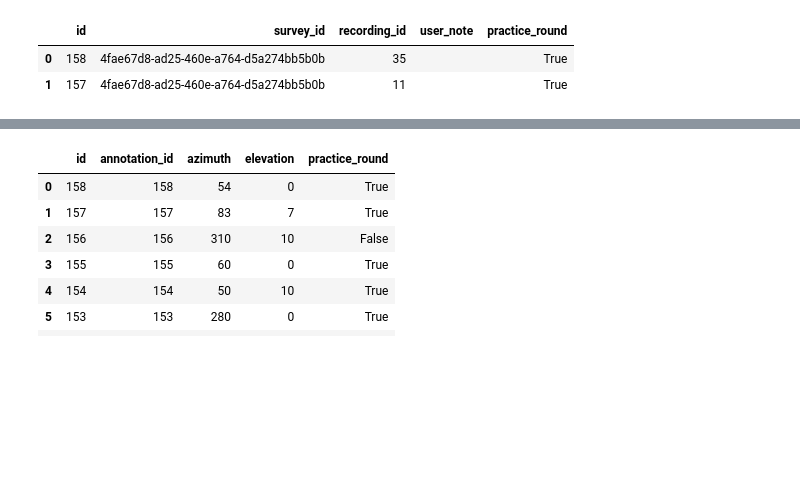
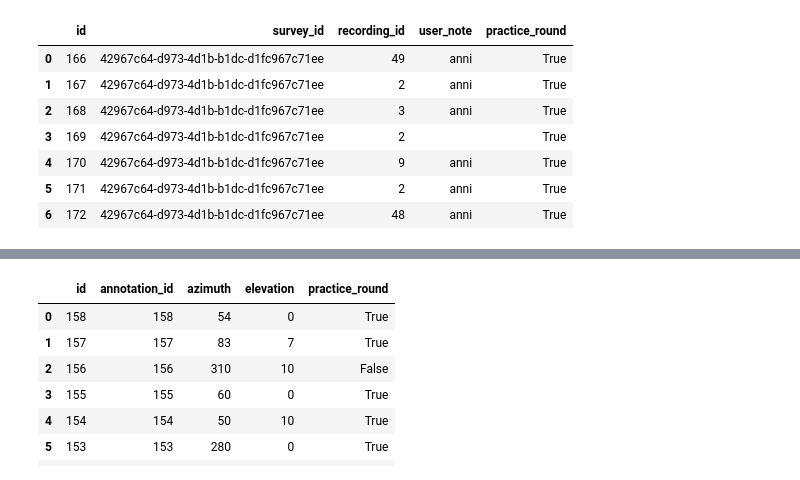
Before and after one commit to ANNIZHENG/Annotation-Interface-Noise-Burst, a Jupyter notebook: database/db.ipynb, the cells around one changed output, grey strips where cells are left out. Drawn from its saved outputs; the diff is of its cells as text; code cells hidden in the pictures; blank space fills up the shorter version.

```diff
--- a/database/db.ipynb
+++ b/database/db.ipynb
@@ -34,6 +14,11 @@ pd.read_sql('''select * from "Interaction" order by id desc;''',eng).head(100)
 # %%
-pd.read_sql('''select * from "Annotation" where survey_id = '4fae67d8-ad25-460e-a764-d5a274bb5b0b' order by id desc ;''',eng).head(100)
+pd.read_sql('''select * from "Annotation" where survey_id = '42967c64-d973-4d1b-b1dc-d1fc967c71ee' order by id;''',eng).head(7)
 # %% [output]
 |  | id | survey_id | recording_id | user_note | practice_round |
-| 0 | 158 | 4fae67d8-ad25-460e-a764-d5a274bb5b0b | 35 |  | True |
-| 1 | 157 | 4fae67d8-ad25-460e-a764-d5a274bb5b0b | 11 |  | True |
+| 0 | 166 | 42967c64-d973-4d1b-b1dc-d1fc967c71ee | 49 | anni | True |
+| 1 | 167 | 42967c64-d973-4d1b-b1dc-d1fc967c71ee | 2 | anni | True |
+| 2 | 168 | 42967c64-d973-4d1b-b1dc-d1fc967c71ee | 3 | anni | True |
+| 3 | 169 | 42967c64-d973-4d1b-b1dc-d1fc967c71ee | 2 |  | True |
+| 4 | 170 | 42967c64-d973-4d1b-b1dc-d1fc967c71ee | 9 | anni | True |
+| 5 | 171 | 42967c64-d973-4d1b-b1dc-d1fc967c71ee | 2 | anni | True |
+| 6 | 172 | 42967c64-d973-4d1b-b1dc-d1fc967c71ee | 48 | anni | True |
```
Also changed, not shown: parts of 5 cells of this notebook, 1 other file.
